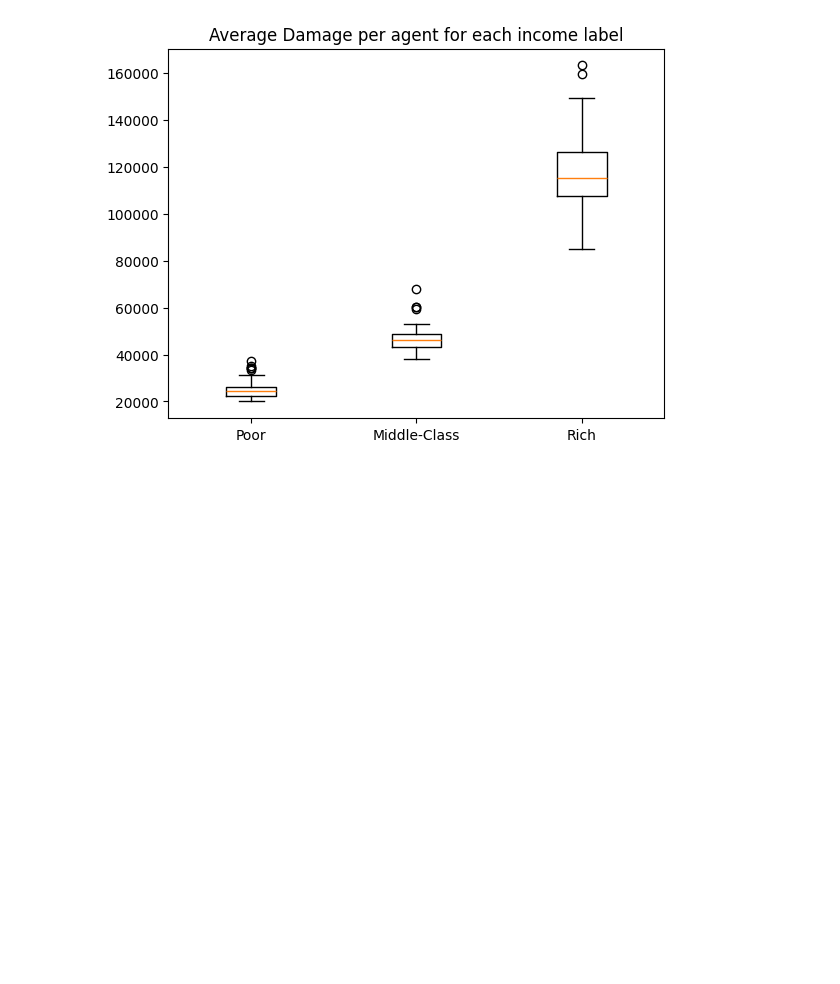
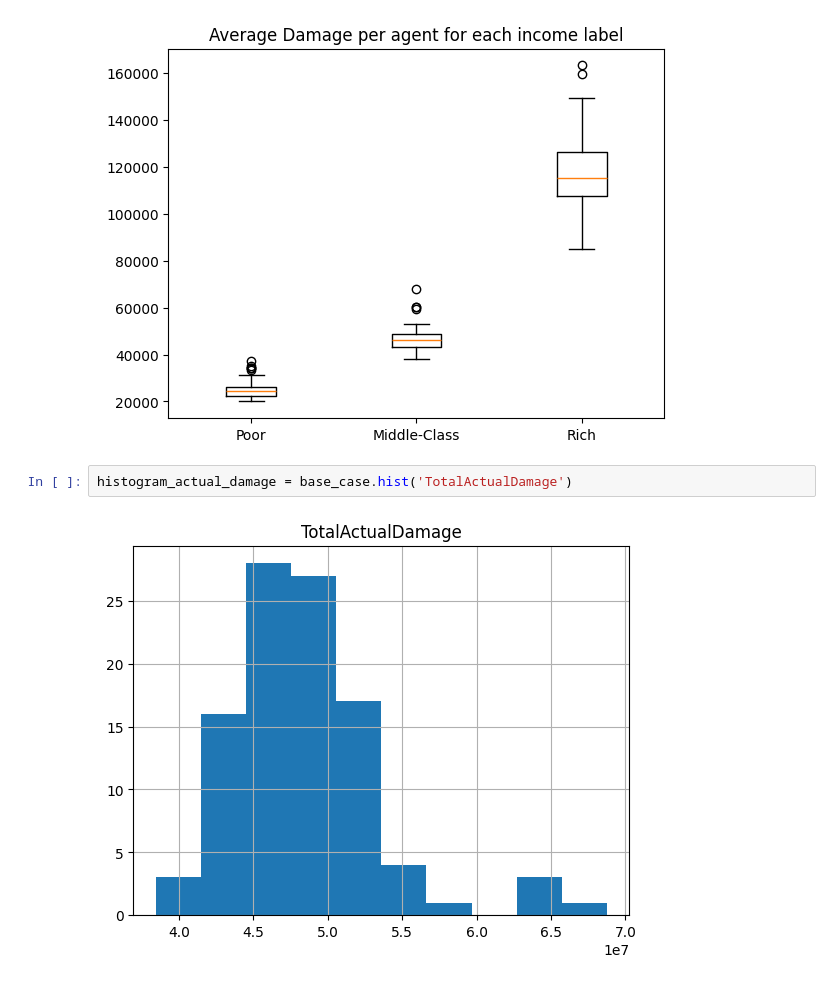
Before and after one commit to Martijntjevdg/SEN1211-ABM, a Jupyter notebook: base_model_mesa/model/BaseCaseAnalysis.ipynb, the cells around one changed output. Saved outputs shown, nothing was run; the diff lists cells and outputs as text; blank space fills up the shorter version.

Commit message:
Extreme values Analysis added
Histograms added about Extreme Values Analysis

```diff
--- a/base_model_mesa/model/BaseCaseAnalysis.ipynb
+++ b/base_model_mesa/model/BaseCaseAnalysis.ipynb
@@ -34,3 +34,7 @@ plt.title('Average Damage per agent for each income label')
 # %% [output]
 Text(0.5, 1.0, 'Average Damage per agent for each income label')
 [figure]
+# %%
+histogram_actual_damage = base_case.hist('TotalActualDamage')
+# %% [output]
+[figure, added]
```
Also changed, not shown: 3 other files.
